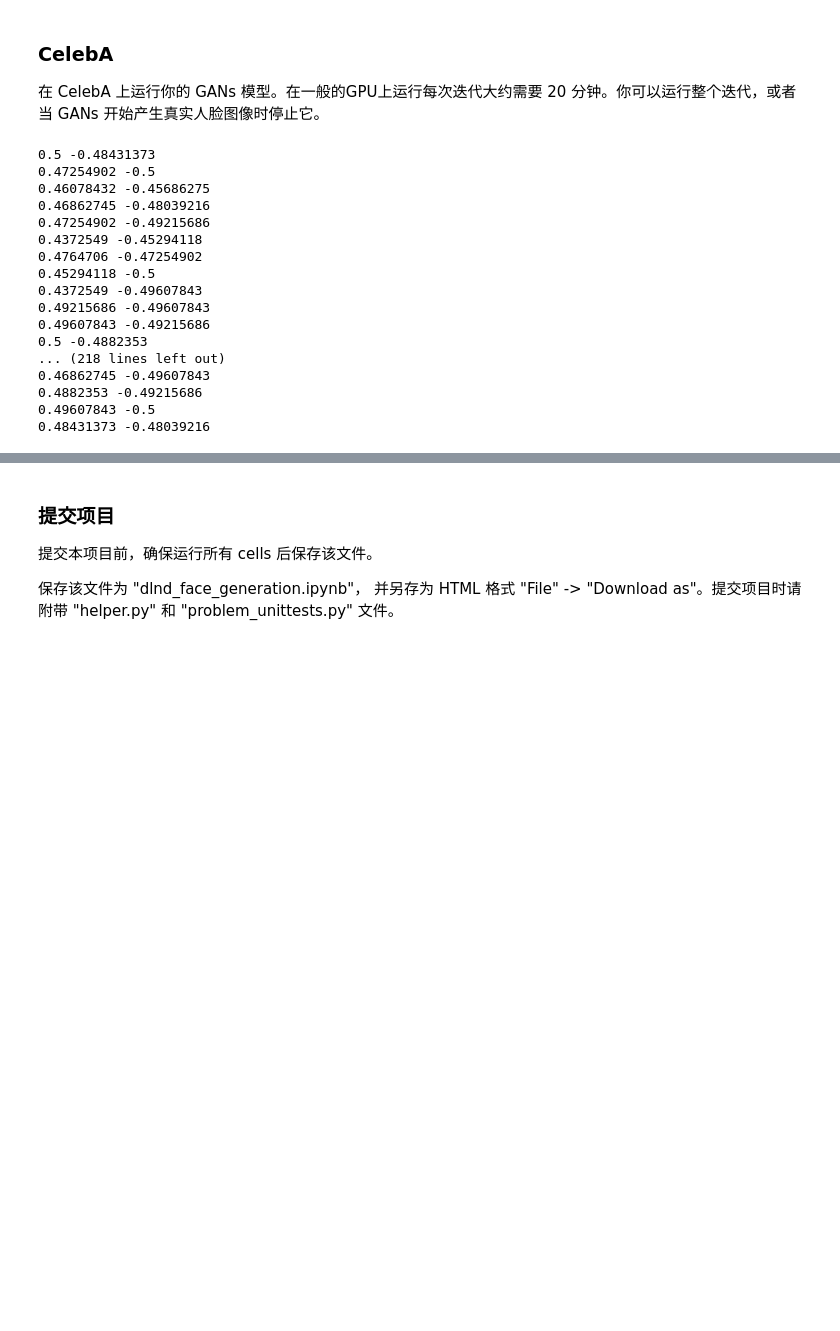
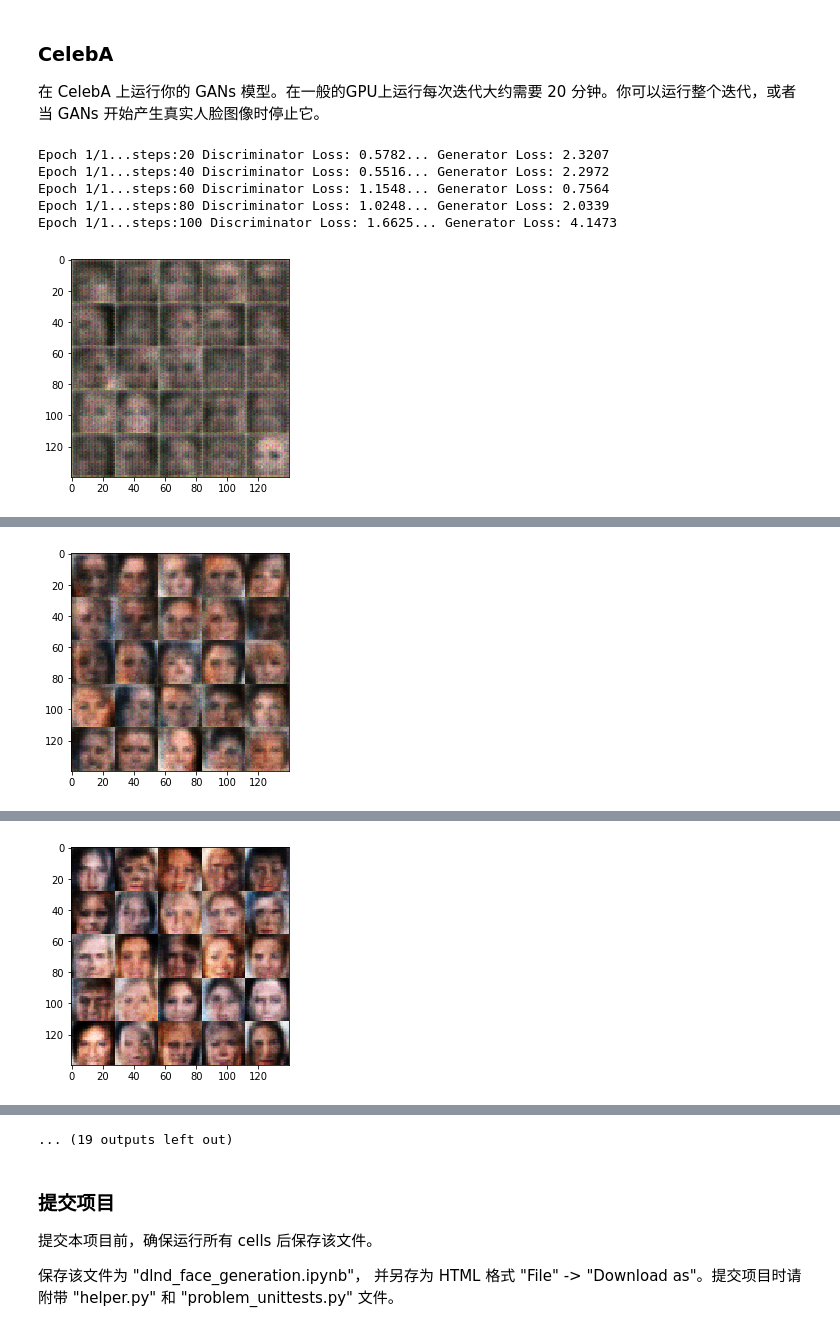
Before and after one commit to Qucy/Deeplearning, a Jupyter notebook: P4-face-generation/dlnd_face_generation.ipynb, the cells around one changed output, grey strips where cells are left out. Drawn from its saved outputs; the diff is of its cells as text; code cells hidden in the pictures; blank space fills up the shorter version.

```diff
--- a/P4-face-generation/dlnd_face_generation.ipynb
+++ b/P4-face-generation/dlnd_face_generation.ipynb
@@ -420,35 +442,23 @@ KeyboardInterrupt:
 ### CelebA
 在 CelebA 上运行你的 GANs 模型。在一般的GPU上运行每次迭代大约需要 20 分钟。你可以运行整个迭代，或者当 GANs 开始产生真实人脸图像时停止它。
 # %%
-batch_size = 2
+batch_size = 128
 z_dim = 100
-learning_rate = 0.001
-beta1 = 0.9
-
+learning_rate = 0.0002
+beta1 = 0.5
 """
 DON'T MODIFY ANYTHING IN THIS CELL THAT IS BELOW THIS LINE
 """
 epochs = 1
 
 celeba_dataset = helper.Dataset('celeba', glob(os.path.join(data_dir, 'img_align_celeba/*.jpg')))
 with tf.Graph().as_default():
     train(epochs, batch_size, z_dim, learning_rate, beta1, celeba_dataset.get_batches,
           celeba_dataset.shape, celeba_dataset.image_mode)
 # %% [output]
-0.5 -0.48431373
-0.47254902 -0.5
-0.46078432 -0.45686275
-0.46862745 -0.48039216
-0.47254902 -0.49215686
-0.4372549 -0.45294118
-0.4764706 -0.47254902
-0.45294118 -0.5
-0.4372549 -0.49607843
-0.49215686 -0.49607843
-0.49607843 -0.49215686
-0.5 -0.4882353
-... (218 lines left out)
-0.46862745 -0.49607843
-0.4882353 -0.49215686
-0.49607843 -0.5
-0.48431373 -0.48039216
+Epoch 1/1...steps:20 Discriminator Loss: 0.5782... Generator Loss: 2.3207
+Epoch 1/1...steps:40 Discriminator Loss: 0.5516... Generator Loss: 2.2972
+Epoch 1/1...steps:60 Discriminator Loss: 1.1548... Generator Loss: 0.7564
+Epoch 1/1...steps:80 Discriminator Loss: 1.0248... Generator Loss: 2.0339
+Epoch 1/1...steps:100 Discriminator Loss: 1.6625... Generator Loss: 4.1473
+[figure, added]
@@ -455,0 +470 @@ KeyboardInterrupt:
+[figure, added]
@@ -455,0 +476 @@ KeyboardInterrupt:
+[figure, added]
@@ -456,3 +495,4 @@ KeyboardInterrupt:
+... (19 outputs left out)
 # %% [markdown]
 ### 提交项目
 提交本项目前，确保运行所有 cells 后保存该文件。
```
Also changed, not shown: parts of 6 cells of this notebook, 1 other file.
